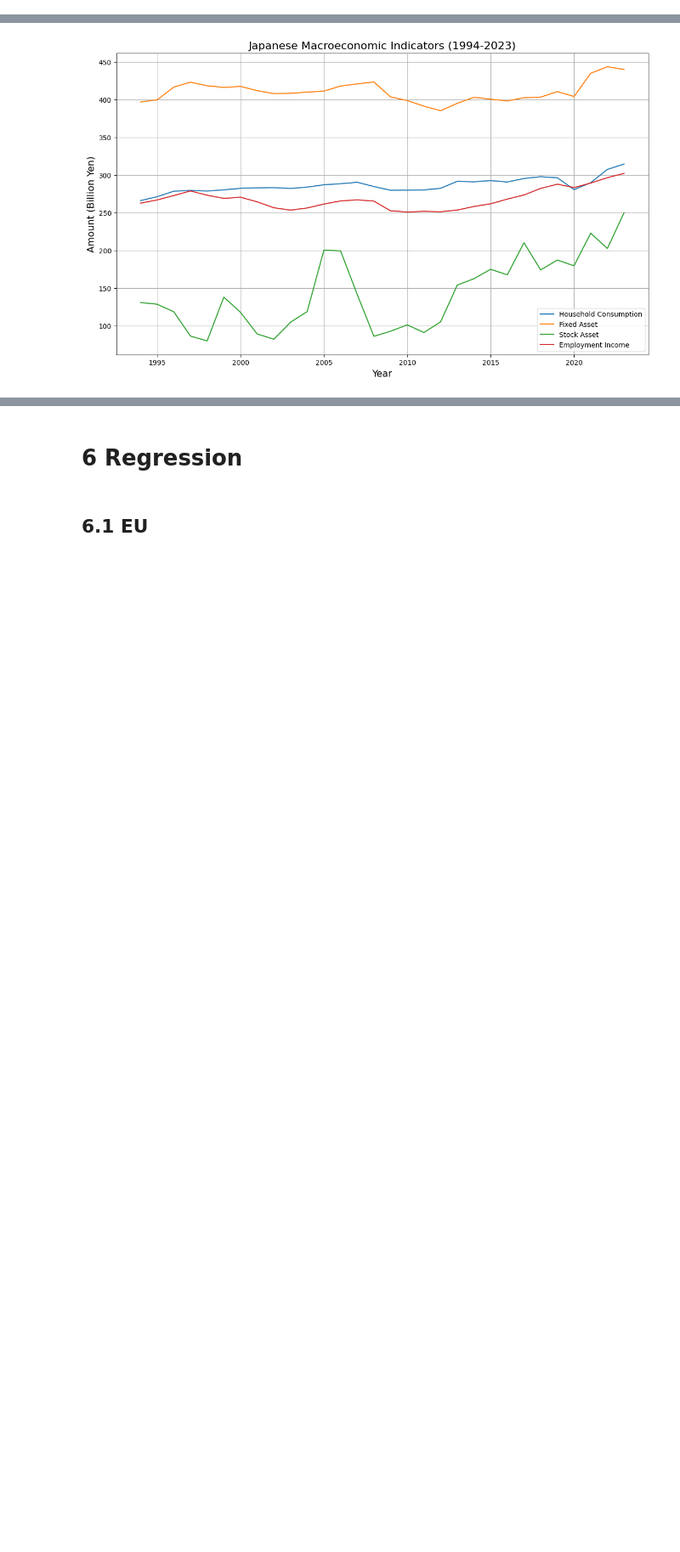
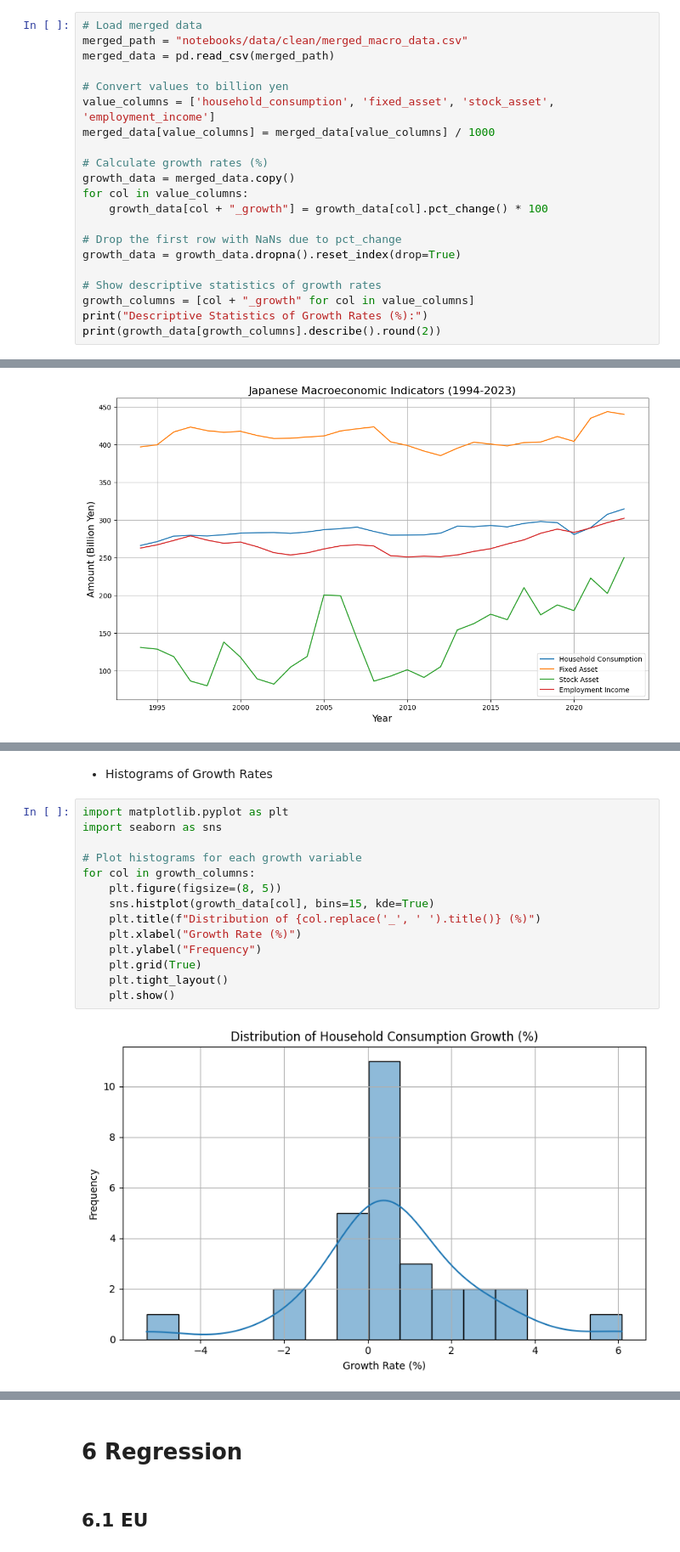
Before and after one commit to Graspp-25-Spring/graspp-25S-Wealth-Consumption, a Jupyter notebook: notebooks/milestone_1_update.ipynb, the cells around one changed output, grey strips where cells are left out. Shown: that part at 85% size. Saved outputs shown, nothing was run; the diff lists cells and outputs as text; blank space fills up the shorter version.

```diff
--- a/notebooks/milestone_1_update.ipynb
+++ b/notebooks/milestone_1_update.ipynb
@@ -418,0 +429,21 @@ max           302.364000
+# %%
+# Load merged data
+merged_path = "notebooks/data/clean/merged_macro_data.csv"
+merged_data = pd.read_csv(merged_path)
+
+# Convert values to billion yen
+value_columns = ['household_consumption', 'fixed_asset', 'stock_asset', 'employment_income']
+merged_data[value_columns] = merged_data[value_columns] / 1000
+
+# Calculate growth rates (%)
+growth_data = merged_data.copy()
+for col in value_columns:
+    growth_data[col + "_growth"] = growth_data[col].pct_change() * 100
+
+# Drop the first row with NaNs due to pct_change
+growth_data = growth_data.dropna().reset_index(drop=True)
+
+# Show descriptive statistics of growth rates
+growth_columns = [col + "_growth" for col in value_columns]
+print("Descriptive Statistics of Growth Rates (%):")
+print(growth_data[growth_columns].describe().round(2))
@@ -445,0 +547,18 @@ plt.show()
+# %% [markdown]
+- Histograms of Growth Rates
+# %%
+import matplotlib.pyplot as plt
+import seaborn as sns
+
+# Plot histograms for each growth variable
+for col in growth_columns:
+    plt.figure(figsize=(8, 5))
+    sns.histplot(growth_data[col], bins=15, kde=True)
+    plt.title(f"Distribution of {col.replace('_', ' ').title()} (%)")
+    plt.xlabel("Growth Rate (%)")
+    plt.ylabel("Frequency")
+    plt.grid(True)
+    plt.tight_layout()
+    plt.show()
+# %% [output]
+[figure, added]
```
Also changed, not shown: parts of 42 cells of this notebook, 1 other file.
